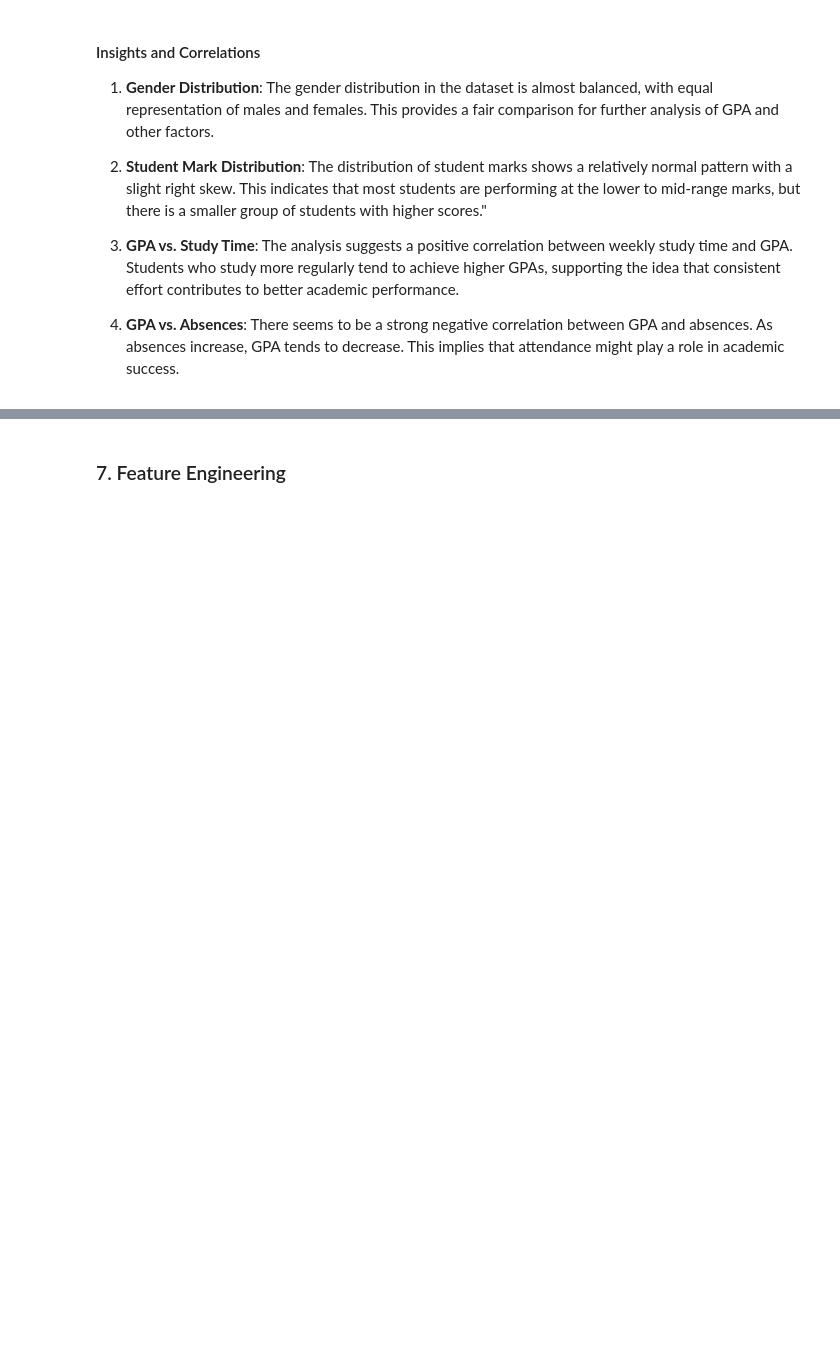
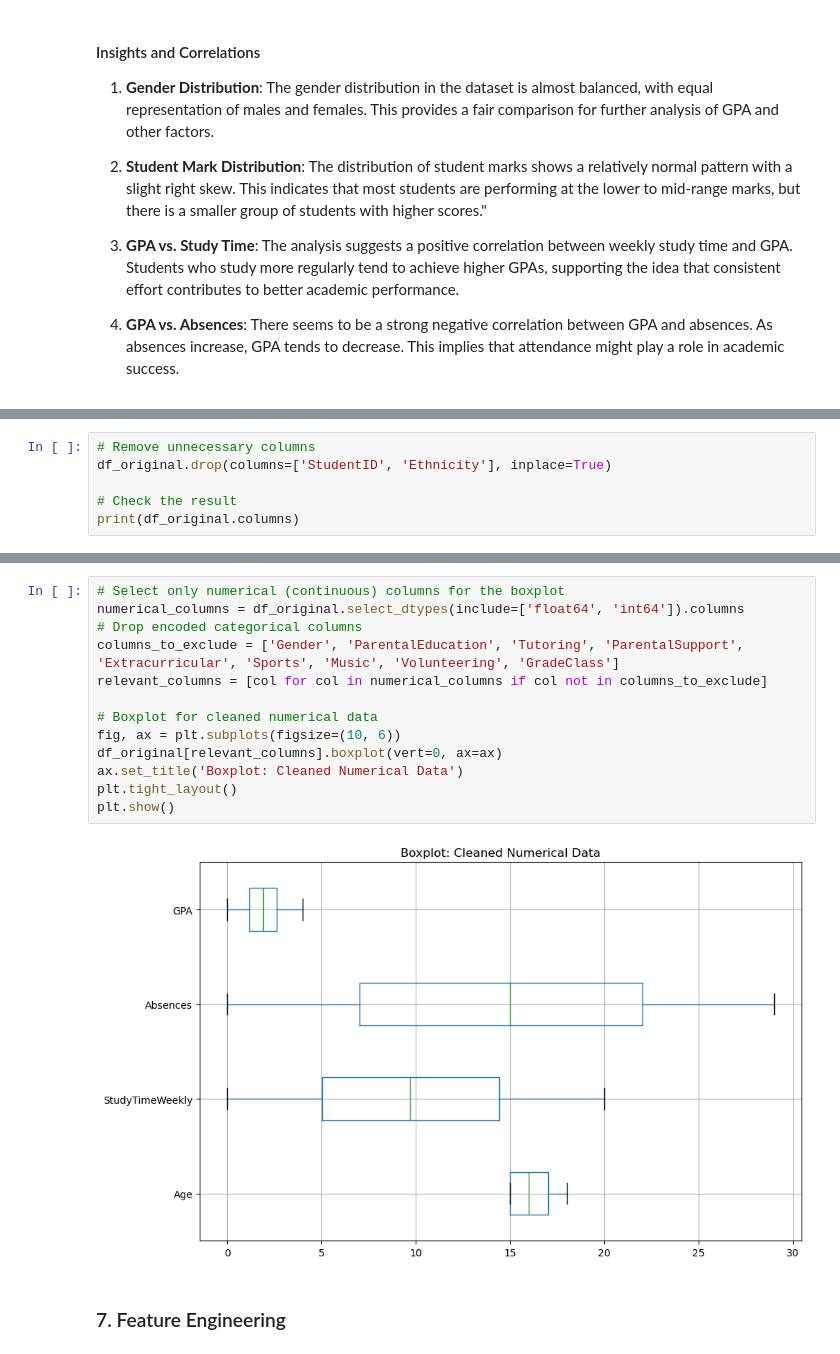
Before and after one commit to KGS577999/Guided-Project, a Jupyter notebook: notebooks/Guided_Project.ipynb, the cells around one changed output, grey strips where cells are left out. Saved outputs shown, nothing was run; the diff lists cells and outputs as text; blank space fills up the shorter version.

```diff
--- a/notebooks/Guided_Project.ipynb
+++ b/notebooks/Guided_Project.ipynb
@@ -179,0 +181,6 @@ There seems to be a strong negative correlation between GPA and absences. As abs
+# %%
+# Remove unnecessary columns
+df_original.drop(columns=['StudentID', 'Ethnicity'], inplace=True)
+
+# Check the result
+print(df_original.columns)
@@ -180,3 +213,18 @@ There seems to be a strong negative correlation between GPA and absences. As abs
+# %%
+# Select only numerical (continuous) columns for the boxplot
+numerical_columns = df_original.select_dtypes(include=['float64', 'int64']).columns
+# Drop encoded categorical columns
+columns_to_exclude = ['Gender', 'ParentalEducation', 'Tutoring', 'ParentalSupport', 'Extracurricular', 'Sports', 'Music', 'Volunteering', 'GradeClass']
+relevant_columns = [col for col in numerical_columns if col not in columns_to_exclude]
+
+# Boxplot for cleaned numerical data
+fig, ax = plt.subplots(figsize=(10, 6))
+df_original[relevant_columns].boxplot(vert=0, ax=ax)
+ax.set_title('Boxplot: Cleaned Numerical Data')
+plt.tight_layout()
+plt.show()
+# %% [output]
+[figure, added]
 # %% [markdown]
 ### 7. Feature Engineering
 # %% [markdown]
```
Also changed, not shown: parts of 4 cells of this notebook, 2 other files.
